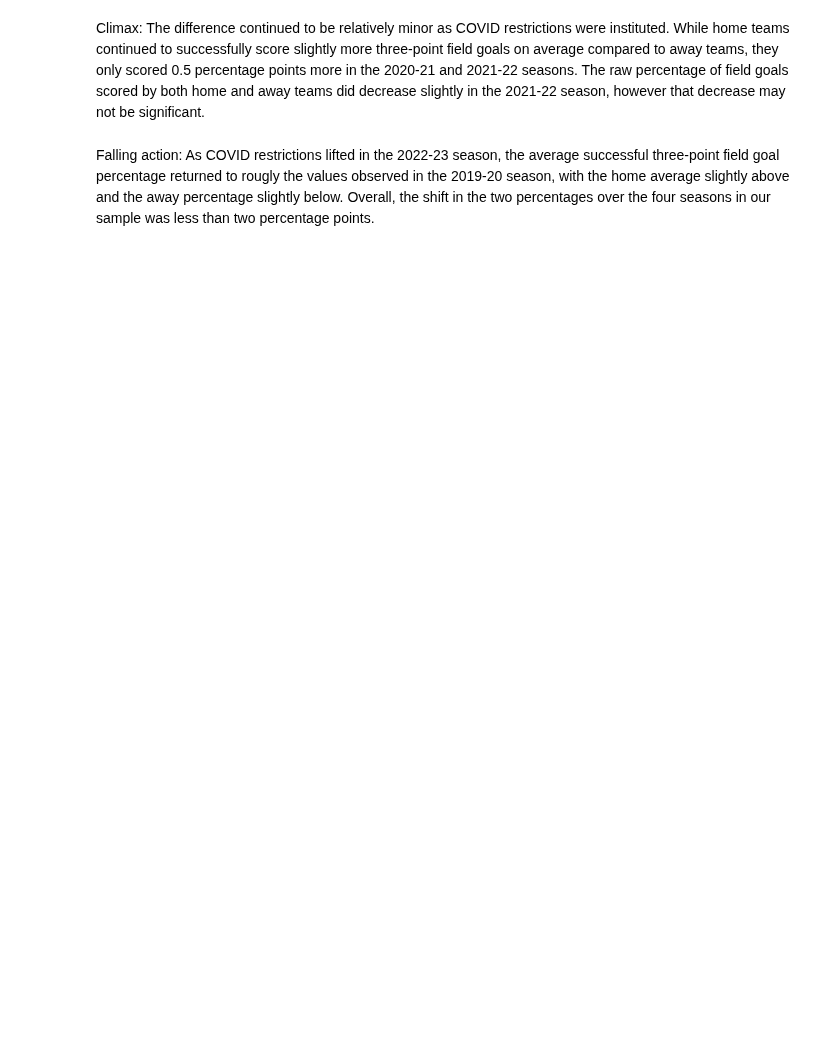
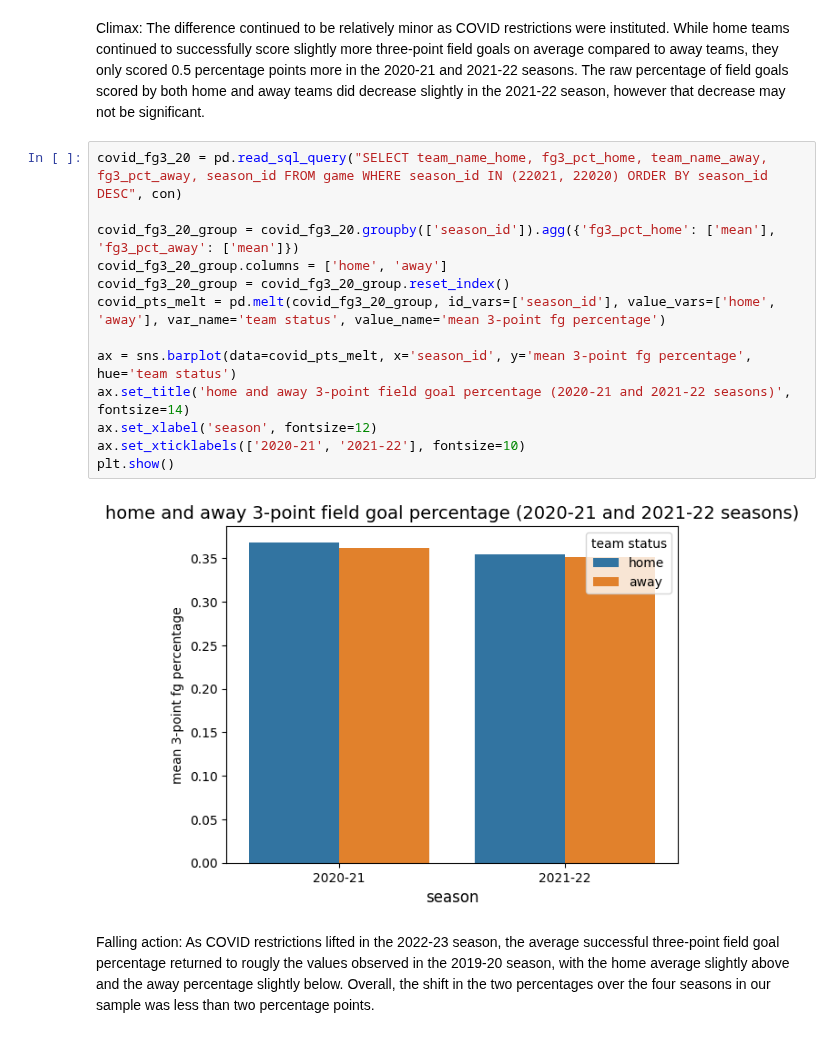
Before and after one commit to thezachdrake/UMD-INST627-Fall2024, a Jupyter notebook: inclass.ipynb, the cells around one changed output. Drawn from its saved outputs; the diff is of its cells as text; blank space fills up the shorter version.

```diff
--- a/inclass.ipynb
+++ b/inclass.ipynb
@@ -276,4 +290,19 @@ Rising action: The fourth statistic we reviewed was the difference in the averag
 # %% [markdown]
 Climax: The difference continued to be relatively minor as COVID restrictions were instituted. While home teams continued to successfully score slightly more three-point field goals on average compared to away teams, they only scored 0.5 percentage points more in the 2020-21 and 2021-22 seasons. The raw percentage of field goals scored by both home and away teams did decrease slightly in the 2021-22 season, however that decrease may not be significant.
+# %%
+covid_fg3_20 = pd.read_sql_query("SELECT team_name_home, fg3_pct_home, team_name_away, fg3_pct_away, season_id FROM game WHERE season_id IN (22021, 22020) ORDER BY season_id DESC", con)
+
+covid_fg3_20_group = covid_fg3_20.groupby(['season_id']).agg({'fg3_pct_home': ['mean'], 'fg3_pct_away': ['mean']})
+covid_fg3_20_group.columns = ['home', 'away']
+covid_fg3_20_group = covid_fg3_20_group.reset_index()
+covid_pts_melt = pd.melt(covid_fg3_20_group, id_vars=['season_id'], value_vars=['home', 'away'], var_name='team status', value_name='mean 3-point fg percentage')
+
+ax = sns.barplot(data=covid_pts_melt, x='season_id', y='mean 3-point fg percentage', hue='team status')
+ax.set_title('home and away 3-point field goal percentage (2020-21 and 2021-22 seasons)', fontsize=14)
+ax.set_xlabel('season', fontsize=12)
+ax.set_xticklabels(['2020-21', '2021-22'], fontsize=10)
+plt.show()
+# %% [output]
+[figure, added]
 # %% [markdown]
 Falling action: As COVID restrictions lifted in the 2022-23 season, the average successful three-point field goal percentage returned to rougly the values observed in the 2019-20 season, with the home average slightly above and the away percentage slightly below. Overall, the shift in the two percentages over the four seasons in our sample was less than two percentage points.
```
Also changed, not shown: parts of 22 cells of this notebook.
